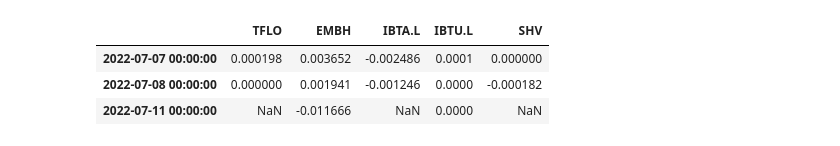
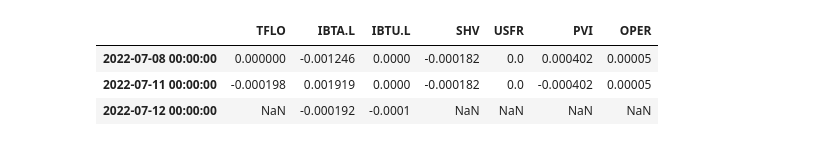
Before and after one commit to wakamex/tradcharts, a Jupyter notebook: stocks.ipynb, the cells around one changed output. Cells and saved outputs as stored; diff of their text form; code cells hidden in the pictures.

```diff
--- a/stocks.ipynb
+++ b/stocks.ipynb
@@ -23,20 +23,22 @@ stock.sharpe()
 # %%
-tickerList = ['TFLO','EMBH','IBTA.L','IBTU.L','SHV','DFNM']
+# tickerList = ['TFLO','EMBH','IBTA.L','IBTU.L','SHV','DFNM']
+tickerList = ['TFLO','IBTA.L','IBTU.L','SHV','USFR','PVI','OPER']
 
 stocks = pd.DataFrame()
-startDates = []
+startDates = dict()
 for i in tickerList:
     newStock = qs.utils.download_returns(i)
     stocks = pd.concat([stocks, newStock], axis=1)
-    startDates.append(newStock.index[0])
+    startDates[i]=newStock.index[0]
 # %%
 stocks.columns = tickerList
 display(stocks.tail(3))
 display(startDates)
-maxStartDate = max(startDates)
+display(startDates.keys())
+maxStartDate = max(startDates.values())
 display(maxStartDate)
 # %% [output]
-|  | TFLO | EMBH | IBTA.L | IBTU.L | SHV |
-| 2022-07-07 00:00:00 | 0.000198 | 0.003652 | -0.002486 | 0.0001 | 0.000000 |
-| 2022-07-08 00:00:00 | 0.000000 | 0.001941 | -0.001246 | 0.0000 | -0.000182 |
-| 2022-07-11 00:00:00 | NaN | -0.011666 | NaN | 0.0000 | NaN |
+|  | TFLO | IBTA.L | IBTU.L | SHV | USFR | PVI | OPER |
+| 2022-07-08 00:00:00 | 0.000000 | -0.001246 | 0.0000 | -0.000182 | 0.0 | 0.000402 | 0.00005 |
+| 2022-07-11 00:00:00 | -0.000198 | 0.001919 | 0.0000 | -0.000182 | 0.0 | -0.000402 | 0.00005 |
+| 2022-07-12 00:00:00 | NaN | -0.000192 | -0.0001 | NaN | NaN | NaN | NaN |
```
Also changed, not shown: parts of 7 cells of this notebook.
